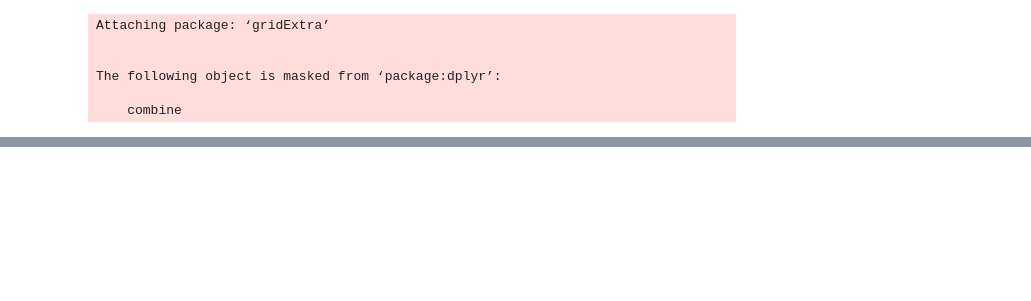
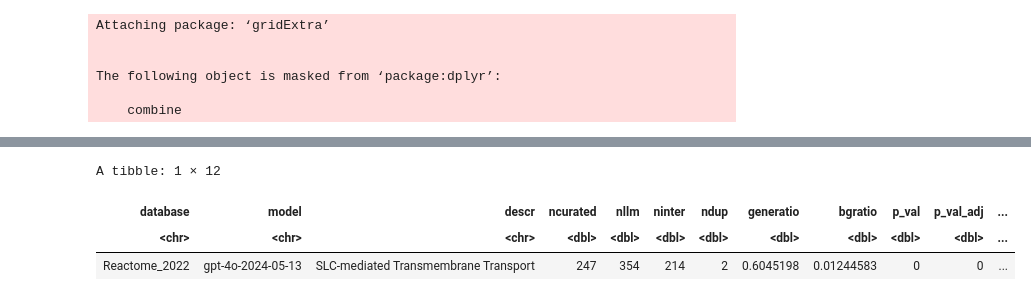
Before and after one commit to Alector-BIO/llm2geneset, a Jupyter notebook: notebooks/figures.ipynb, the cells around one changed output, grey strips where cells are left out. Drawn from its saved outputs; the diff is of its cells as text; code cells hidden in the pictures; blank space fills up the shorter version.

```diff
--- a/notebooks/figures.ipynb
+++ b/notebooks/figures.ipynb
@@ -332,0 +233,7 @@ Warning message:
+# %%
+df[df$p_val==0,]
+# %% [output]
+A tibble: 1 × 12
+| database | model | descr | ncurated | nllm | ninter | ndup | generatio | bgratio | p_val | p_val_adj | ... |
+| <chr> | <chr> | <chr> | <dbl> | <dbl> | <dbl> | <dbl> | <dbl> | <dbl> | <dbl> | <dbl> | ... |
+| Reactome_2022 | gpt-4o-2024-05-13 | SLC-mediated Transmembrane Transport | 247 | 354 | 214 | 2 | 0.6045198 | 0.01244583 | 0 | 0 | ... |
```
Also changed, not shown: parts of 11 cells of this notebook.
